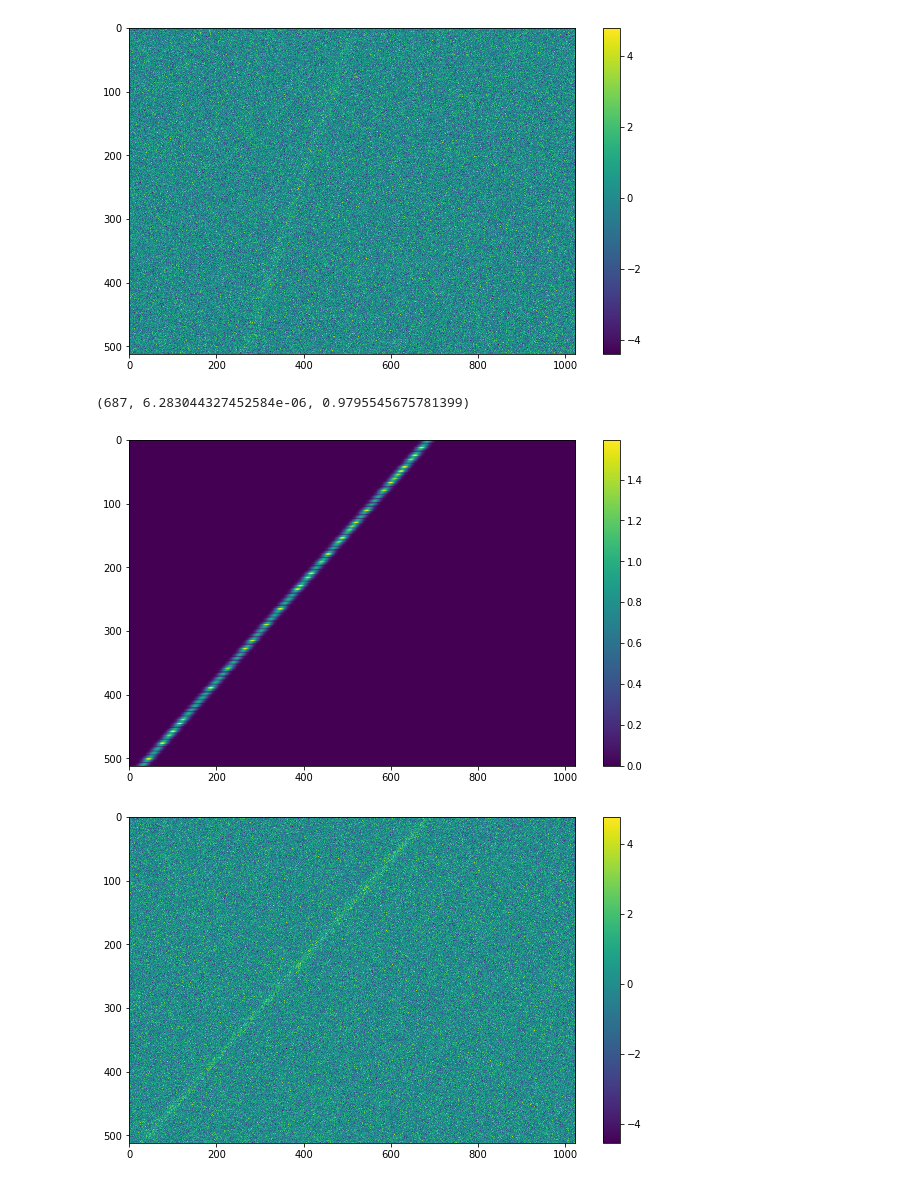
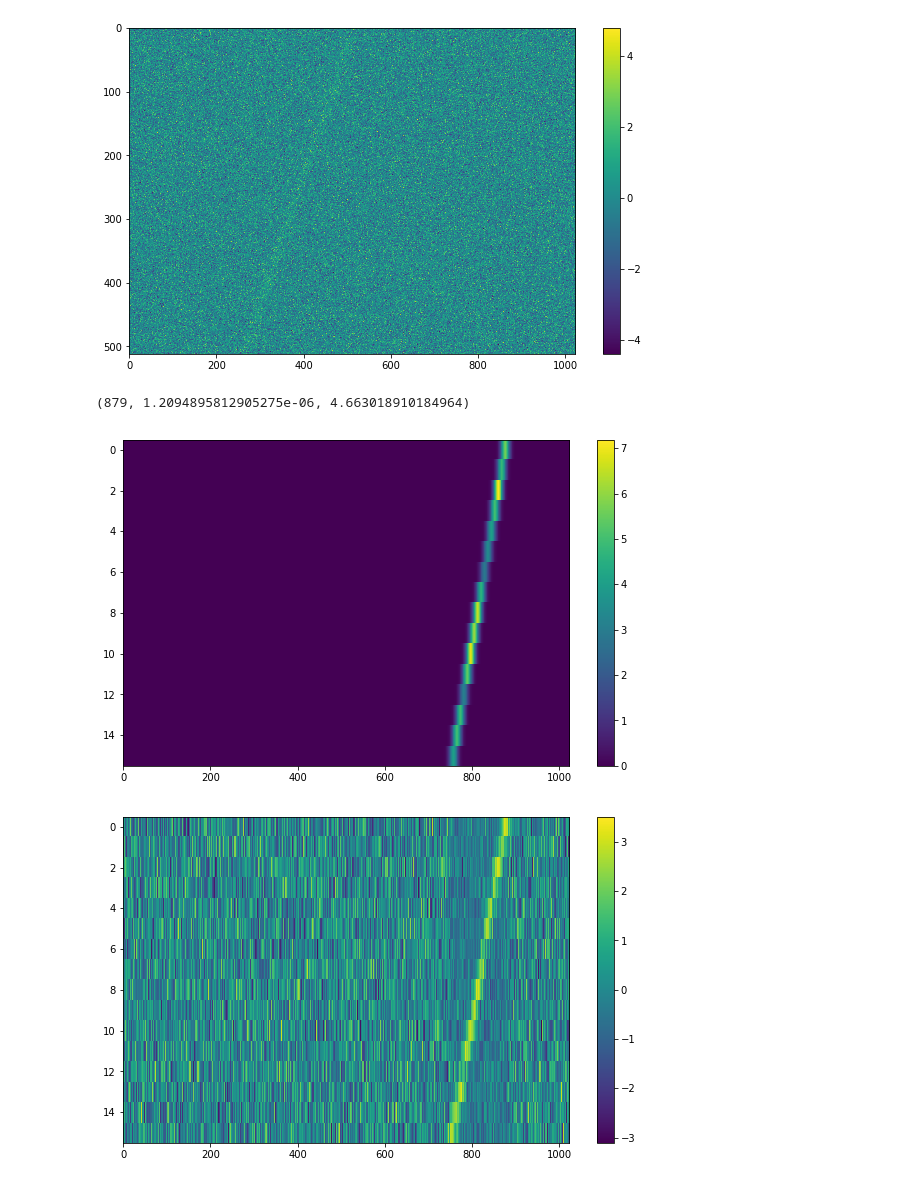
Before and after one commit to bbrzycki/setiml, a Jupyter notebook: jupyter-notebooks/Generate_fake_signals.ipynb, the cells around one changed output. Saved outputs shown, nothing was run; the diff lists cells and outputs as text; code cells hidden in the pictures.

```diff
--- a/jupyter-notebooks/Generate_fake_signals.ipynb
+++ b/jupyter-notebooks/Generate_fake_signals.ipynb
@@ -63,7 +63,7 @@ print(start_index, drift_rate, level)
 [figure]
 [figure]
 # %%
-factor = 32
+factor = 1
 tsamp = 18.253611008 / factor
 fch1 = 6095.214842353016
 df = -2.7939677238464355e-06
@@ -78,7 +78,7 @@ start_index = np.random.randint(0,fchans)
 drift_rate = np.random.uniform(-start_index*df/(tsamp*tchans),
                                (fchans-1-start_index)*df/(tsamp*tchans))
 #drift_rate = 0
-level = np.random.uniform(0.5,5)
+level = np.random.uniform(2,5)
 period = np.random.uniform(2,4)
 phase = np.random.uniform(0,period)
 sigma = np.random.uniform(0.1, 2)
@@ -88,37 +88,37 @@ pnum = 10
 amplitude = np.random.uniform(min(1, level/2.), level)
 
 # level = 0.5
 # period = 2
 # phase = 0
 # sigma = 2
 # pulse_dir = 'rand'
 # width = 2
 # pnum = 10
 # amplitude = 0.5
 
 signal = stg.generate(ts,
                           fs,
                           stg.constant_path(f_start = fs[start_index], drift_rate = drift_rate),
                           stg.periodic_gaussian_t_profile(period, phase, sigma, pulse_dir, width, pnum, amplitude, level),
                           stg.gaussian_f_profile(width = 0.00002),
                           stg.constant_bp_profile(level = 1.0),
                           integrate = True)
 
 fig = plt.figure(figsize=(10,6))
 plt.imshow(signal, aspect='auto')
 plt.colorbar()
 fig = plt.figure(figsize=(10,6))
-plt.imshow(stg.inject_noise(signal), aspect='auto')
-# plt.imshow(stg.normalize(stg.inject_noise(signal), cols = 0, exclude = 0.0, use_median=False), aspect='auto')
+# plt.imshow(stg.inject_noise(signal), aspect='auto')
+plt.imshow(stg.normalize(stg.inject_noise(signal), cols = 0, exclude = 0.0, use_median=False), aspect='auto')
 plt.colorbar()
 # plt.imshow(signal)
 
 # normalized_signal = stg.normalize(stg.inject_noise(signal))
 # plt.imsave('test_none.png', normalized_signal)
 print(start_index, drift_rate, level)
 # %% [output]
-(687, 6.283044327452584e-06, 0.9795545675781399)
+(879, 1.2094895812905275e-06, 4.663018910184964)
-[figure, old version]
+[figure, new version]
-[figure, old version]
+[figure, new version]
 # %%
 import errno
```
Also changed, not shown: parts of 2 cells of this notebook, 6 other files.
